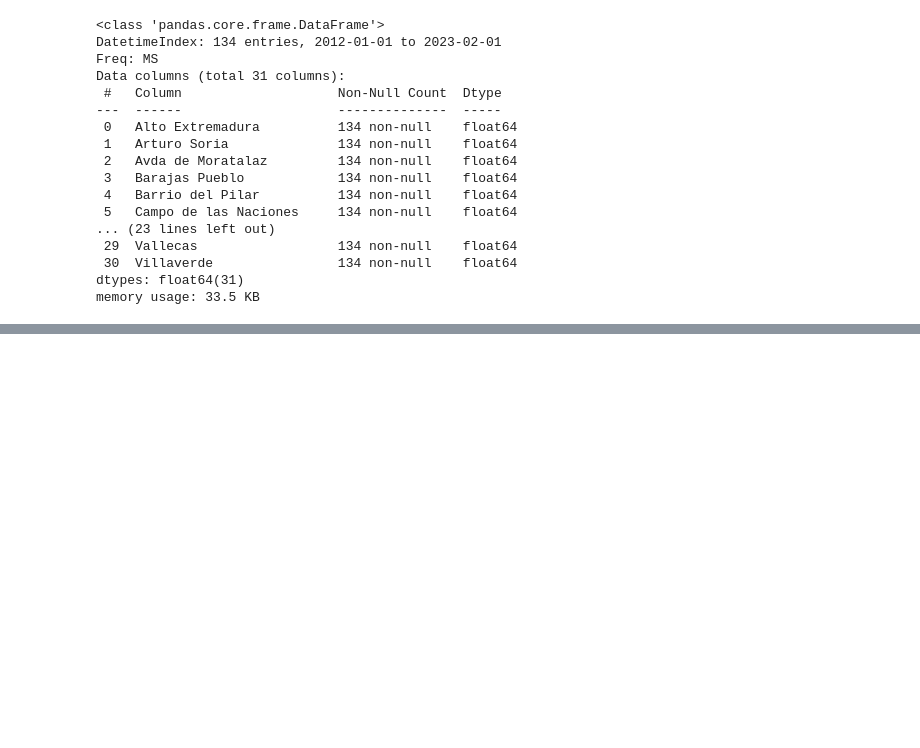
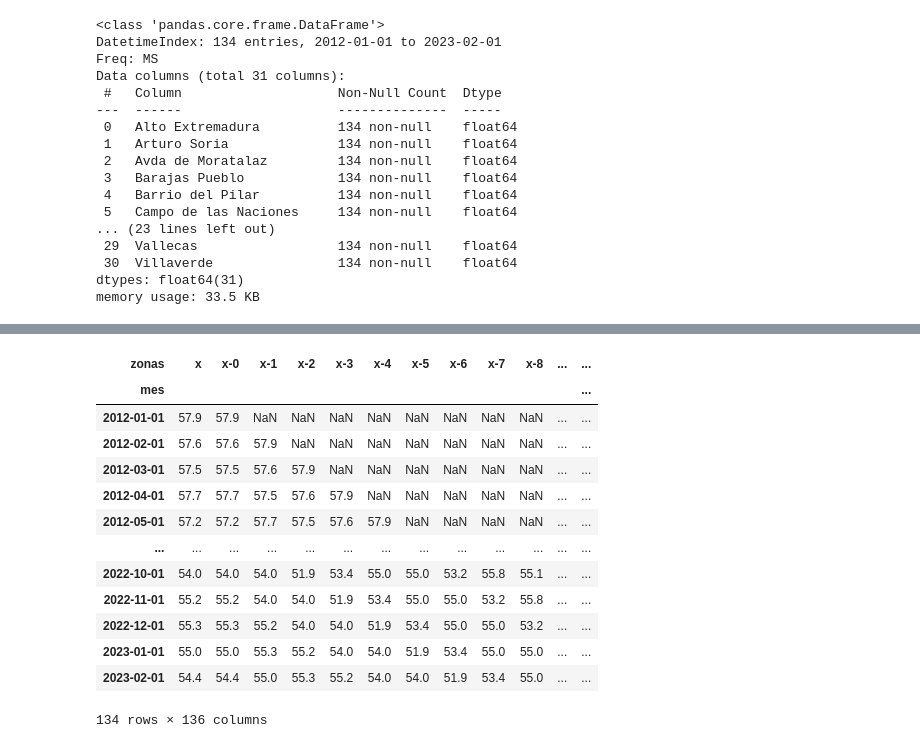
Before and after one commit to RogerPerello/Contaminacion_acustica, a Jupyter notebook: src/acoustics_ml.ipynb, the cells around one changed output, grey strips where cells are left out. Drawn from its saved outputs; the diff is of its cells as text; code cells hidden in the pictures; blank space fills up the shorter version.

```diff
--- a/src/acoustics_ml.ipynb
+++ b/src/acoustics_ml.ipynb
@@ -412,5 +410,0 @@ df_acoustics.head()
-# %%
-df_acoustics = pd.read_csv('data/processed/acoustics.csv', parse_dates=['mes'], index_col='mes')
-df_acoustics = df_acoustics.asfreq('MS')
-
-df_acoustics.head()
@@ -942,0 +417,5 @@ df_predictions.head()
+# %%
+# Se selecciona solo el primer barrio
+df_uno = df_acoustics[['Alto Extremadura']]
+
+df_uno.head()
@@ -942,0 +430,5 @@ df_predictions.head()
+# %%
+# Se le cambia el nombre
+df_uno = df_uno.rename(columns={'Alto Extremadura': 'x'})
+
+df_uno.head()
@@ -942,0 +443,23 @@ df_predictions.head()
+# %%
+# Se crean columnas sucesivas que incluyen los decibelios de las fechas anteriores para cada índice
+n = len(df_uno)
+
+for i in range(n+1):
+    df_uno[f'x-{i}'] = df_uno['x'].shift(i)
+
+df_uno
+# %% [output]
+| zonas | x | x-0 | x-1 | x-2 | x-3 | x-4 | x-5 | x-6 | x-7 | x-8 | ... | ... |
+| mes |  |  |  |  |  |  |  |  |  |  |  | ... |
+| 2012-01-01 | 57.9 | 57.9 | NaN | NaN | NaN | NaN | NaN | NaN | NaN | NaN | ... | ... |
+| 2012-02-01 | 57.6 | 57.6 | 57.9 | NaN | NaN | NaN | NaN | NaN | NaN | NaN | ... | ... |
+| 2012-03-01 | 57.5 | 57.5 | 57.6 | 57.9 | NaN | NaN | NaN | NaN | NaN | NaN | ... | ... |
+| 2012-04-01 | 57.7 | 57.7 | 57.5 | 57.6 | 57.9 | NaN | NaN | NaN | NaN | NaN | ... | ... |
+| 2012-05-01 | 57.2 | 57.2 | 57.7 | 57.5 | 57.6 | 57.9 | NaN | NaN | NaN | NaN | ... | ... |
+| ... | ... | ... | ... | ... | ... | ... | ... | ... | ... | ... | ... | ... |
+| 2022-10-01 | 54.0 | 54.0 | 54.0 | 51.9 | 53.4 | 55.0 | 55.0 | 53.2 | 55.8 | 55.1 | ... | ... |
+| 2022-11-01 | 55.2 | 55.2 | 54.0 | 54.0 | 51.9 | 53.4 | 55.0 | 55.0 | 53.2 | 55.8 | ... | ... |
+| 2022-12-01 | 55.3 | 55.3 | 55.2 | 54.0 | 54.0 | 51.9 | 53.4 | 55.0 | 55.0 | 53.2 | ... | ... |
+| 2023-01-01 | 55.0 | 55.0 | 55.3 | 55.2 | 54.0 | 54.0 | 51.9 | 53.4 | 55.0 | 55.0 | ... | ... |
+| 2023-02-01 | 54.4 | 54.4 | 55.0 | 55.3 | 55.2 | 54.0 | 54.0 | 51.9 | 53.4 | 55.0 | ... | ... |
+134 rows × 136 columns
```
Also changed, not shown: parts of 66 cells of this notebook, 1 other file.
